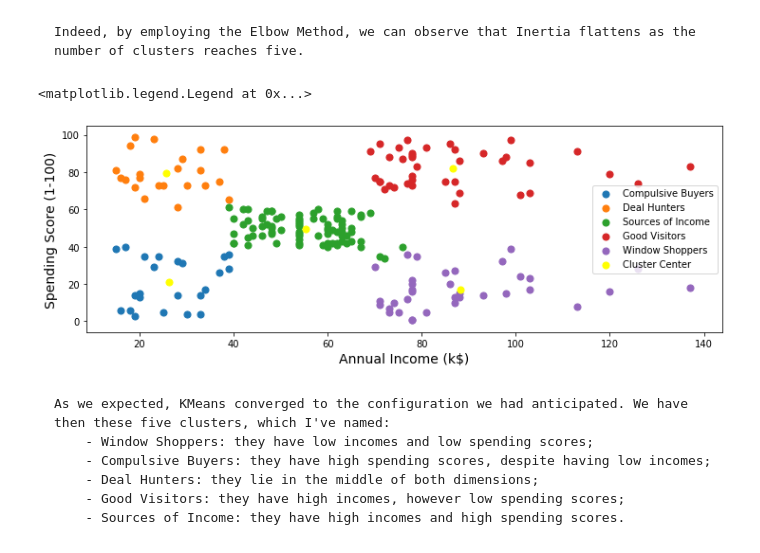
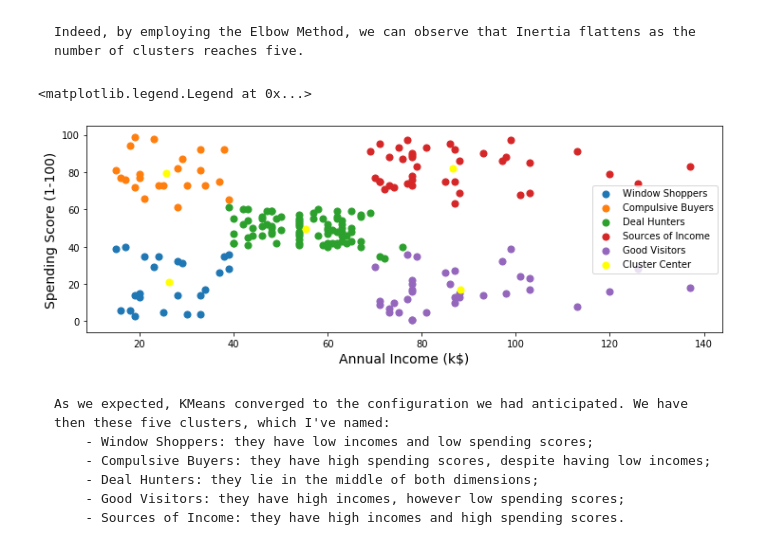
Before and after one commit to rodrigosakai/ds-projects, a Jupyter notebook: customer-segmentation/customer-segmentation.ipynb, the cells around one changed output. Saved outputs shown, nothing was run; the diff lists cells and outputs as text; code cells hidden in the pictures.

```diff
--- a/customer-segmentation/customer-segmentation.ipynb
+++ b/customer-segmentation/customer-segmentation.ipynb
@@ -149,19 +149,19 @@ def convert_cluster_centers_coordinates(cluster_centers, df, columns, scaler="st
 centers = convert_cluster_centers_coordinates(km.cluster_centers_, df, X.columns.to_list(), scaler="minmax")
 # %%
 plt.figure(figsize=(12, 4))
-labels = {0: "Deal Hunters", 1: "Sources of Income", 2: "Good Visitors", 3: "Compulsive Buyers", 4: "Window Shoppers"}
+labels = {1: "Deal Hunters", 2: "Sources of Income", 4: "Good Visitors", 0: "Compulsive Buyers", 3: "Window Shoppers"}
 
 for i in df["cluster_1"].unique():
     aux = df[df["cluster_1"]==i]
     plt.scatter(aux[income_col], aux[spending_col], s=50, label=labels[i])
 
 plt.scatter(centers[income_col], centers[spending_col], s=50, label="Cluster Center", color="yellow")
 plt.xlabel(income_col, fontsize=14)
 plt.ylabel(spending_col, fontsize=14)
 plt.legend()
 # %% [output]
 <matplotlib.legend.Legend at 0x...>
-[figure, old version]
+[figure, new version]
 # %% [markdown]
     As we expected, KMeans converged to the configuration we had anticipated. We have then these five clusters, which I've named:
         - Window Shoppers: they have low incomes and low spending scores;
```
